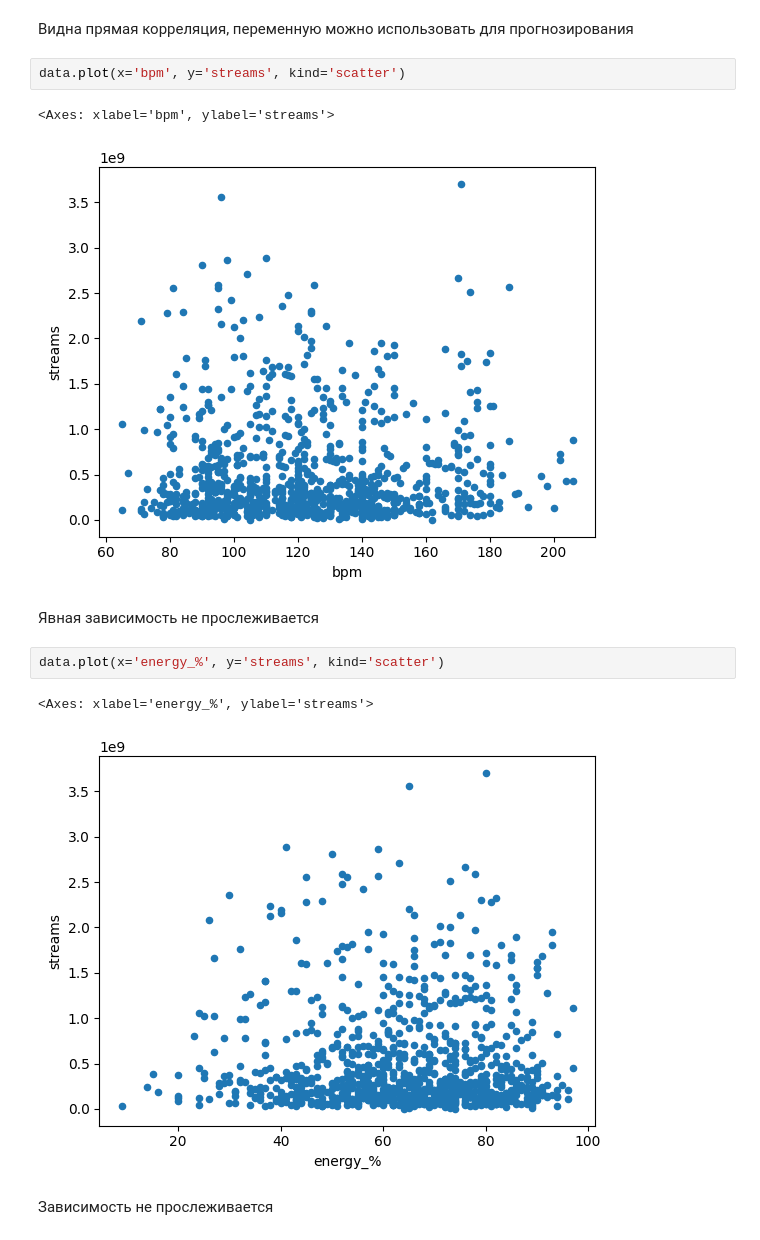
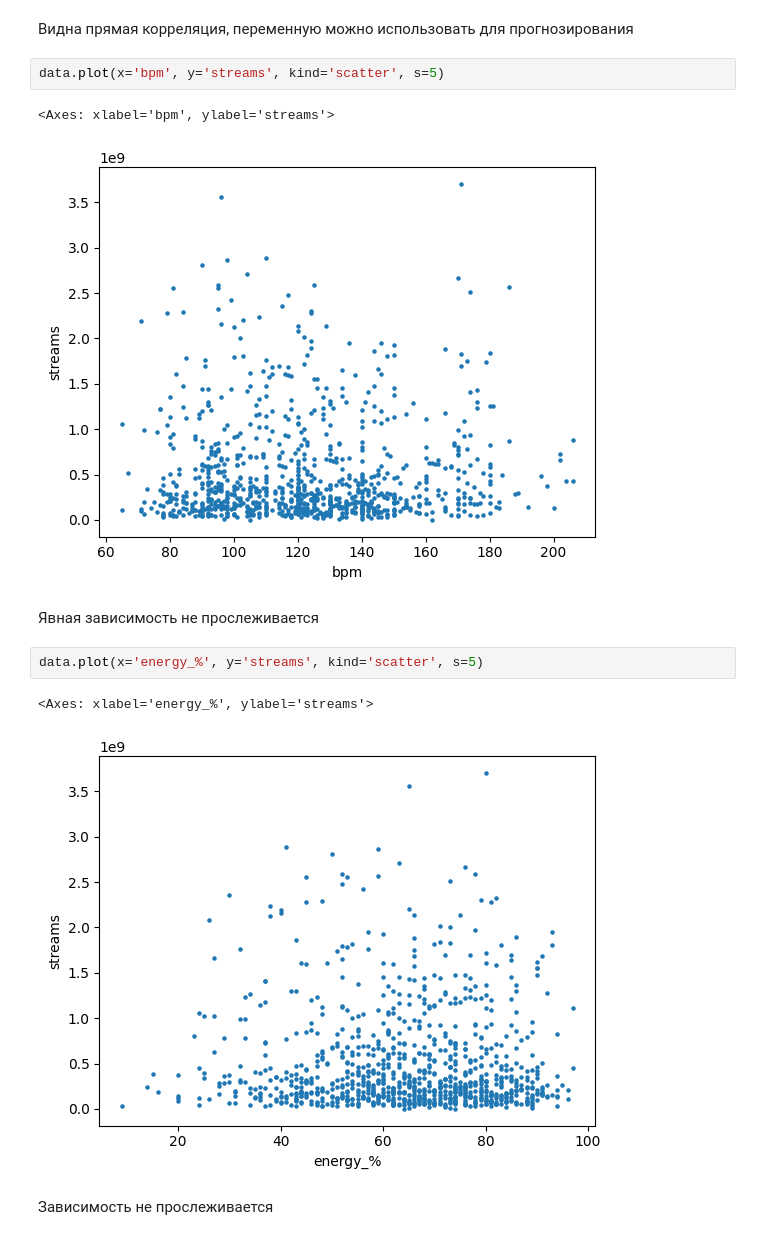
Before and after one commit to PolinaKliushova/ai_labs, a Jupyter notebook: 02_lab_EDA.ipynb, the cells around one changed output. Saved outputs shown, nothing was run; the diff lists cells and outputs as text.

```diff
--- a/02_lab_EDA.ipynb
+++ b/02_lab_EDA.ipynb
@@ -267,17 +267,17 @@ data.plot(x='in_apple_playlists', y='streams', kind='scatter')
 # %% [markdown]
 Видна прямая корреляция, переменную можно использовать для прогнозирования
 # %%
-data.plot(x='bpm', y='streams', kind='scatter')
+data.plot(x='bpm', y='streams', kind='scatter', s=5)
 # %% [output]
 <Axes: xlabel='bpm', ylabel='streams'>
-[figure, old version]
+[figure, new version]
 # %% [markdown]
 Явная зависимость не прослеживается
 # %%
-data.plot(x='energy_%', y='streams', kind='scatter')
+data.plot(x='energy_%', y='streams', kind='scatter', s=5)
 # %% [output]
 <Axes: xlabel='energy_%', ylabel='streams'>
-[figure, old version]
+[figure, new version]
 # %% [markdown]
 Зависимость не прослеживается
 # %%
```
Also changed, not shown: parts of 6 cells of this notebook.
